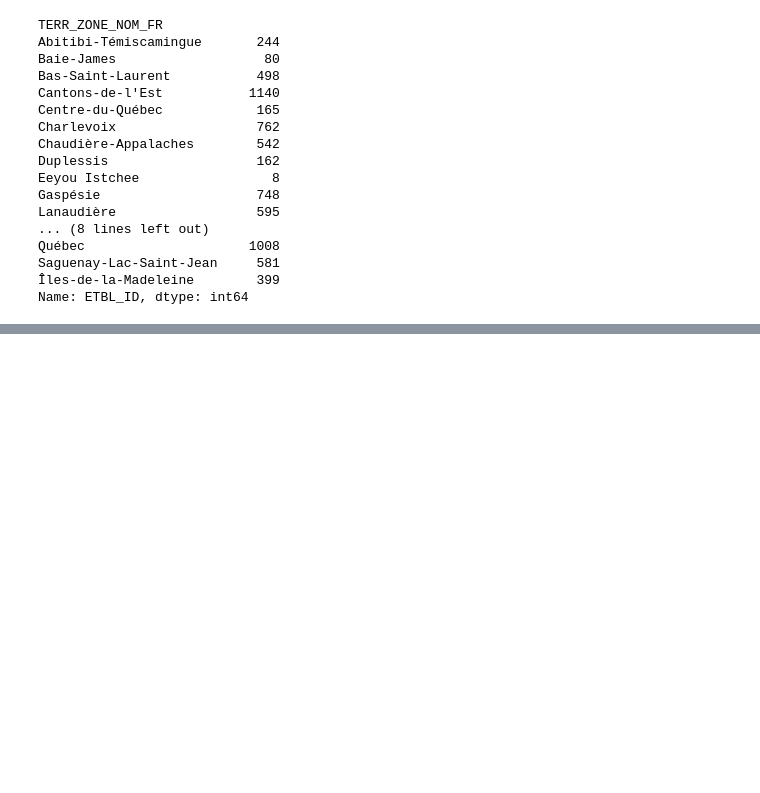
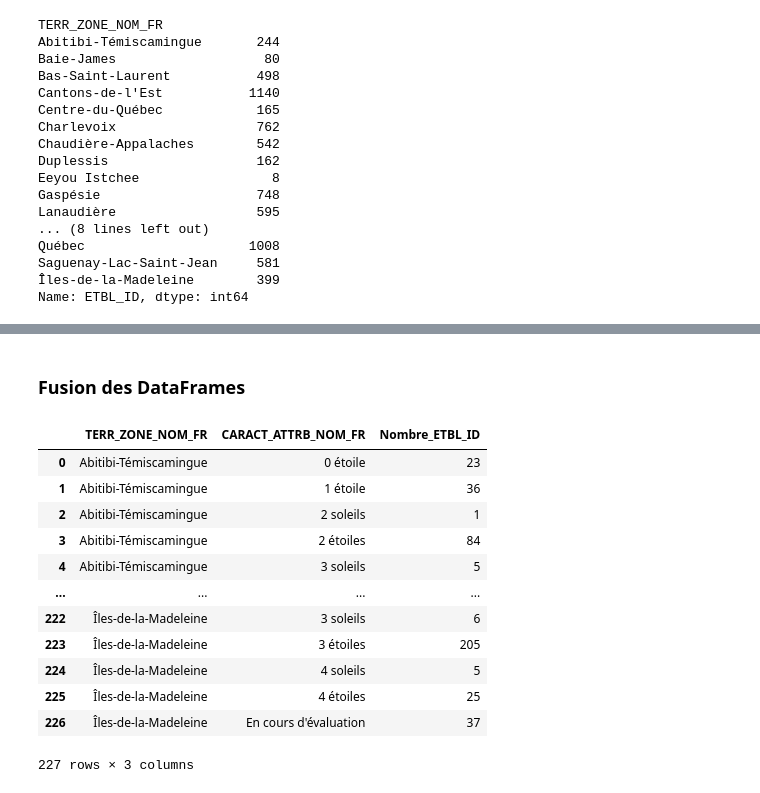
Before and after one commit to syphaxlch/TourismData_Analysis, a Jupyter notebook: Fichier.ipynb, the cells around one changed output, grey strips where cells are left out. Cells and saved outputs as stored; diff of their text form; code cells hidden in the pictures; blank space fills up the shorter version.

```diff
--- a/Fichier.ipynb
+++ b/Fichier.ipynb
@@ -194,0 +199,5 @@ Name: ETBL_ID, dtype: int64
+# %%
+mask_region = territoires_df['TERR_ZONE_GENRE_FR'] == 'Région'
+result = territoires_df[mask_region]
+territoires_filter =result[['TERR_ZONE_NOM_FR', 'ETBL_ID']]
+territoires_filter
@@ -194,0 +220,5 @@ Name: ETBL_ID, dtype: int64
+# %%
+caracteristiques_mask = caracteristiques_df['CARACT_NOM_FR'] == 'Classification'
+result = caracteristiques_df[caracteristiques_mask]
+caracteristiques_filtrer = result[['CARACT_ATTRB_NOM_FR', 'ETBL_ID']]
+caracteristiques_filtrer
@@ -194,0 +239,23 @@ Name: ETBL_ID, dtype: int64
+# %% [markdown]
+### Fusion des DataFrames
+# %%
+merged_df = pd.merge(territoires_filter, caracteristiques_filtrer, on='ETBL_ID', how='left')
+# Compter le nombre d'ETBL_ID par région et par type de classification
+merged_df = merged_df.groupby(['TERR_ZONE_NOM_FR', 'CARACT_ATTRB_NOM_FR']).agg(Nombre_ETBL_ID=('ETBL_ID', 'count')).reset_index()
+# Remplacer les NaN par 0
+merged_df['Nombre_ETBL_ID'] = merged_df['Nombre_ETBL_ID'].fillna(0)
+merged_df
+# %% [output]
+|  | TERR_ZONE_NOM_FR | CARACT_ATTRB_NOM_FR | Nombre_ETBL_ID |
+| 0 | Abitibi-Témiscamingue | 0 étoile | 23 |
+| 1 | Abitibi-Témiscamingue | 1 étoile | 36 |
+| 2 | Abitibi-Témiscamingue | 2 soleils | 1 |
+| 3 | Abitibi-Témiscamingue | 2 étoiles | 84 |
+| 4 | Abitibi-Témiscamingue | 3 soleils | 5 |
+| ... | ... | ... | ... |
+| 222 | Îles-de-la-Madeleine | 3 soleils | 6 |
+| 223 | Îles-de-la-Madeleine | 3 étoiles | 205 |
+| 224 | Îles-de-la-Madeleine | 4 soleils | 5 |
+| 225 | Îles-de-la-Madeleine | 4 étoiles | 25 |
+| 226 | Îles-de-la-Madeleine | En cours d'évaluation | 37 |
+227 rows × 3 columns
```
Also changed, not shown: parts of 17 cells of this notebook.
